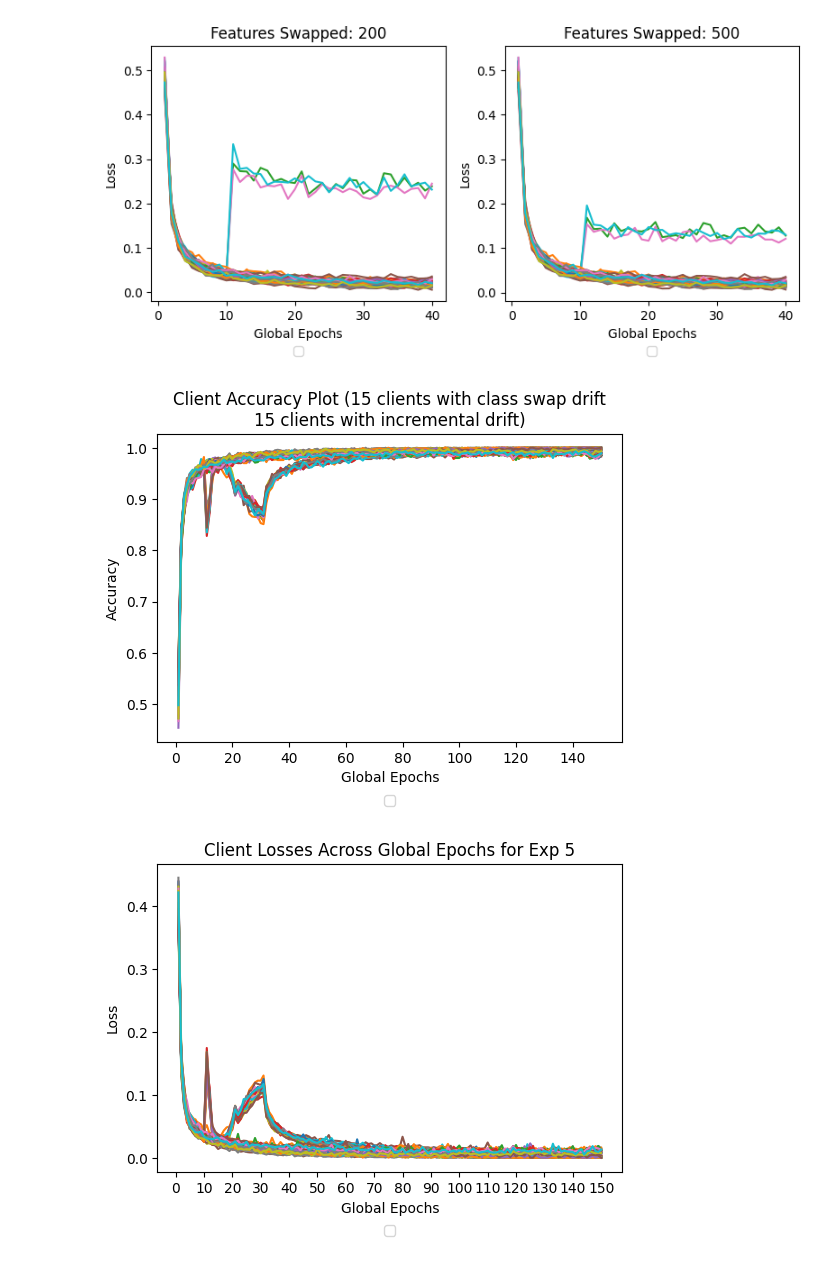
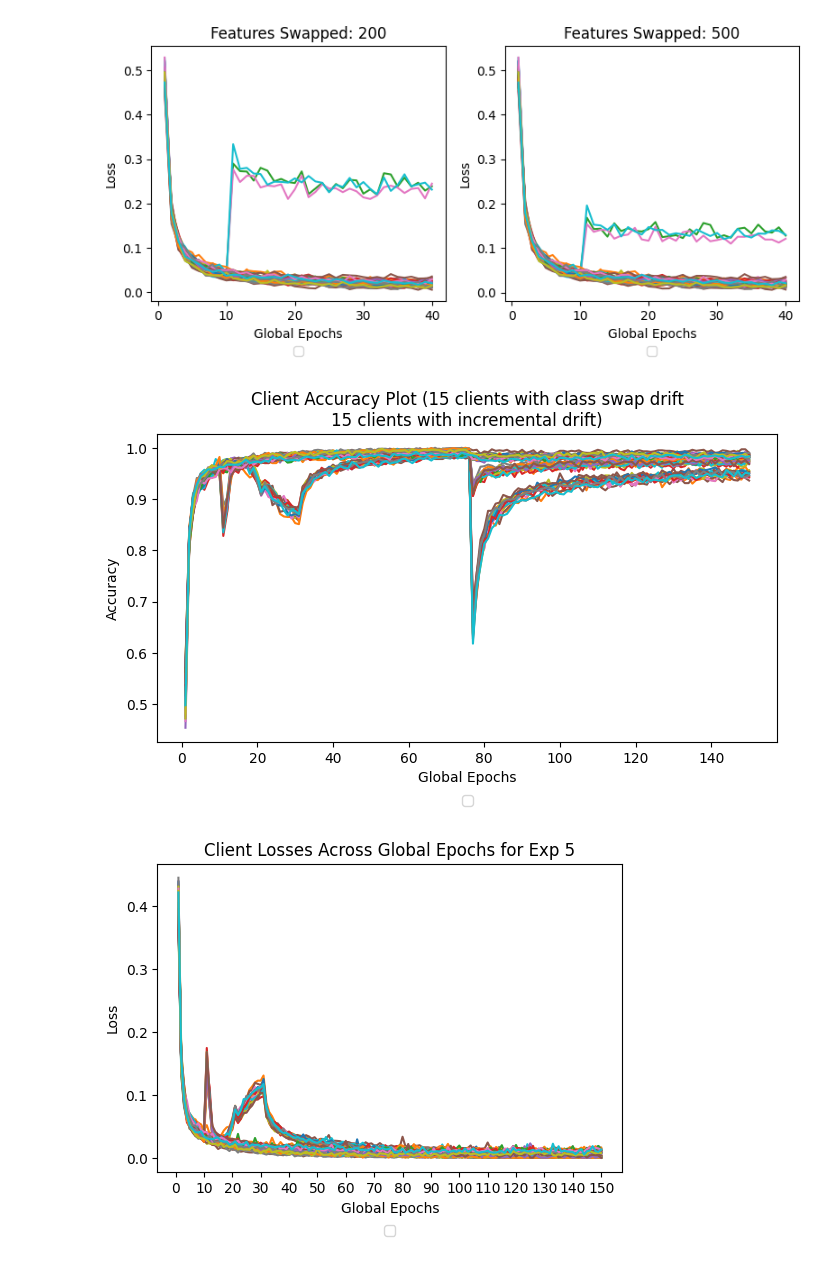
Before and after one commit to ifte110/Concept_drift_detection_adaptation, a Jupyter notebook: Plots/plot-loss.ipynb, the cells around one changed output. Saved outputs shown, nothing was run; the diff lists cells and outputs as text; code cells hidden in the pictures.

Commit message:
additional exp scripts added, plots updated

```diff
--- a/Plots/plot-loss.ipynb
+++ b/Plots/plot-loss.ipynb
@@ -600,36 +600,36 @@ import matplotlib.pyplot as plt
 # Initialize lists to store client accuracies
 client_accuracies = [[] for _ in range(60)]
 
 # Read the contents of the text file 18082024_1925 feature swap
-with open("/kaggle/input/log-txt/optm_15_15_18102024.txt", "r") as file:
+with open("/kaggle/input/log-txt/optm_15_15_26102024.txt", "r") as file:
     lines = file.readlines()
 
 # Parse the lines and extract accuracy values for each client
 for line in lines:
     if "Training Client" in line:
         parts = line.split(" ")
         client_idx = int(parts[2].split("/")[0]) - 1
     elif line.startswith("Epoch 1/1"):
         accuracy = float(line.split("Accuracy: ")[1].strip())
         client_accuracies[client_idx].append(accuracy)
 
 # Plotting
-plt.figure(figsize=(6, 4))
+plt.figure(figsize=(8, 4))
 for i, accuracies in enumerate(client_accuracies):
     # Skip clients with less than 8 epochs of data
     if len(accuracies) >= 8:
         plt.plot(range(1, len(accuracies) + 1), accuracies)
 
 plt.xlabel("Global Epochs")
 plt.ylabel("Accuracy")
 plt.title("Client Accuracy Plot (15 clients with class swap drift\n15 clients with incremental drift)")
 plt.legend(loc='upper center', bbox_to_anchor=(0.5, -0.15), ncol=8)
 plt.grid(False)
 plt.xticks(range(0, 150, 20))  # Start x-axis ticks from 1
 plt.savefig("acc_optm1515.pdf", format="pdf", bbox_inches='tight')
 plt.show()
 # %% [output]
-[figure, old version]
+[figure, new version]
 # %%
 ## global datast drift , script: client_global_drift
 import matplotlib.pyplot as plt
```
Also changed, not shown: 6 other files.
